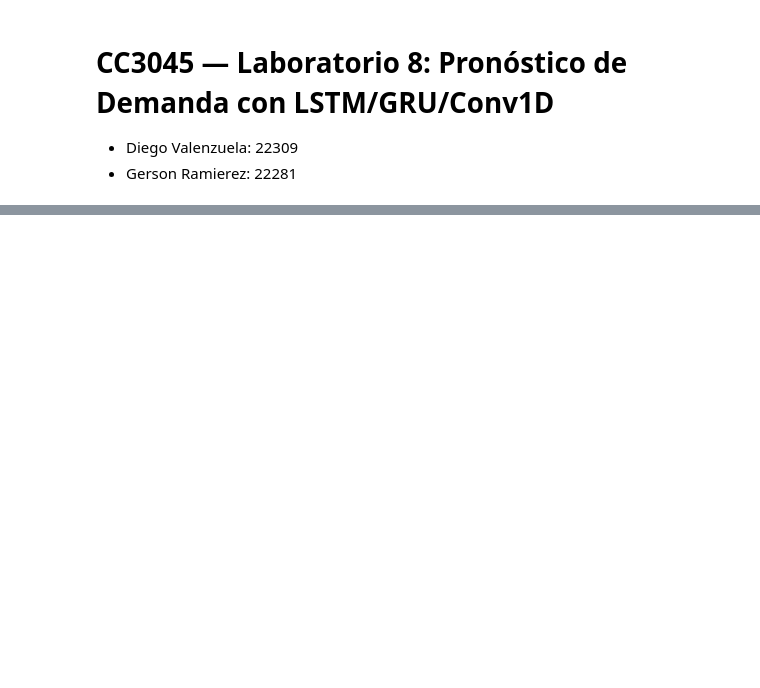
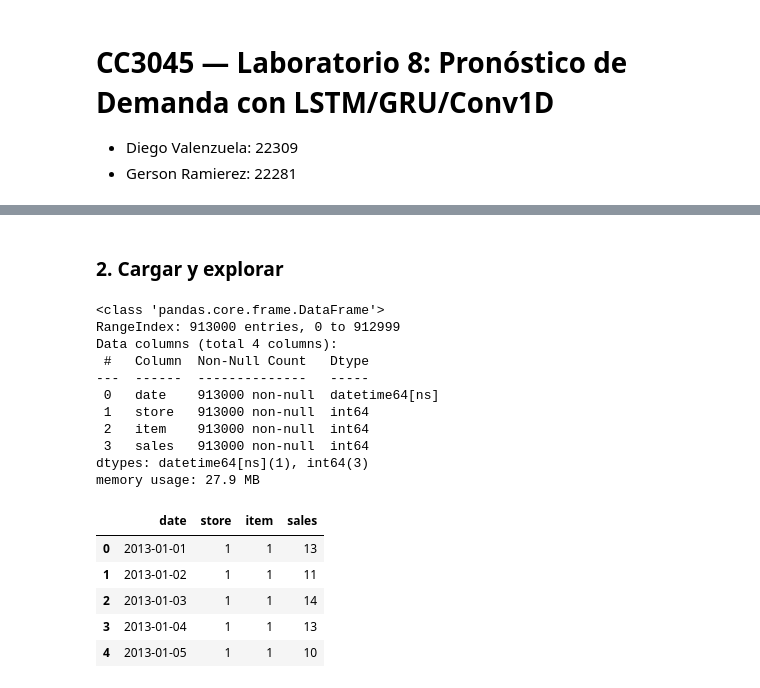
Before and after one commit to Diegoval-Dev/DeL-Lab8, a Jupyter notebook: Laboratorio8.ipynb, the cells around one changed output, grey strips where cells are left out. Saved outputs shown, nothing was run; the diff lists cells and outputs as text; code cells hidden in the pictures; blank space fills up the shorter version.

```diff
--- a/Laboratorio8.ipynb
+++ b/Laboratorio8.ipynb
@@ -215,0 +58,25 @@ KeyboardInterrupt:
+# %%
+import os, sys, warnings, random, math, gc
+import numpy as np
+import pandas as pd
+import matplotlib.pyplot as plt
+
+import tensorflow as tf
+from tensorflow import keras
+from tensorflow.keras import layers
+
+warnings.filterwarnings("ignore")
+
+SEED = 42
+random.seed(SEED); np.random.seed(SEED); tf.random.set_seed(SEED)
+
+DATA_DIR = "data"
+TRAIN_FP = os.path.join(DATA_DIR, "train.csv")
+TEST_FP  = os.path.join(DATA_DIR, "test.csv")
+SUB_FP   = os.path.join(DATA_DIR, "sample_submission.csv")
+
+print("Python:", sys.version)
+print("TensorFlow:", tf.__version__)
+print("GPUs:", tf.config.list_physical_devices("GPU"))
+for p in [TRAIN_FP, TEST_FP, SUB_FP]:
+    assert os.path.exists(p), f"Falta archivo: {p}"
@@ -215,0 +100,25 @@ KeyboardInterrupt:
+# %% [markdown]
+### 2. Cargar y explorar
+# %%
+df = pd.read_csv(TRAIN_FP, parse_dates=["date"])
+df = df.sort_values(["store","item","date"]).reset_index(drop=True)
+df.info()
+df.head()
+# %% [output]
+<class 'pandas.core.frame.DataFrame'>
+RangeIndex: 913000 entries, 0 to 912999
+Data columns (total 4 columns):
+ #   Column  Non-Null Count   Dtype
+---  ------  --------------   -----
+ 0   date    913000 non-null  datetime64[ns]
+ 1   store   913000 non-null  int64
+ 2   item    913000 non-null  int64
+ 3   sales   913000 non-null  int64
+dtypes: datetime64[ns](1), int64(3)
+memory usage: 27.9 MB
+|  | date | store | item | sales |
+| 0 | 2013-01-01 | 1 | 1 | 13 |
+| 1 | 2013-01-02 | 1 | 1 | 11 |
+| 2 | 2013-01-03 | 1 | 1 | 14 |
+| 3 | 2013-01-04 | 1 | 1 | 13 |
+| 4 | 2013-01-05 | 1 | 1 | 10 |
```
Also changed, not shown: parts of 42 cells of this notebook, 1 other file.
